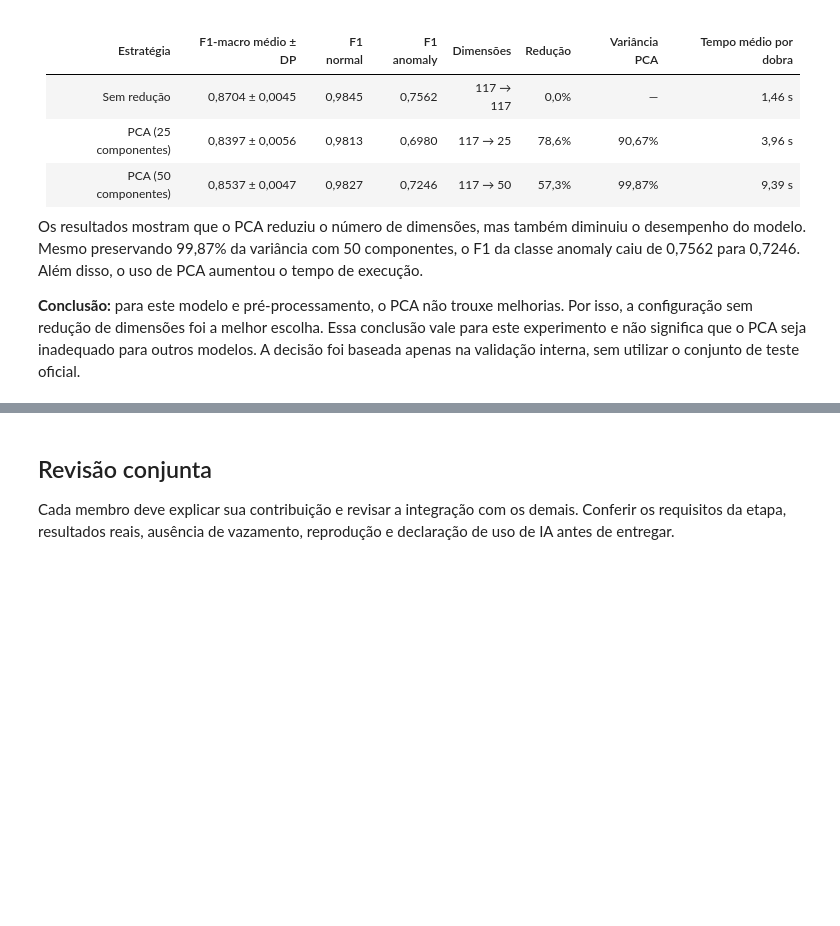
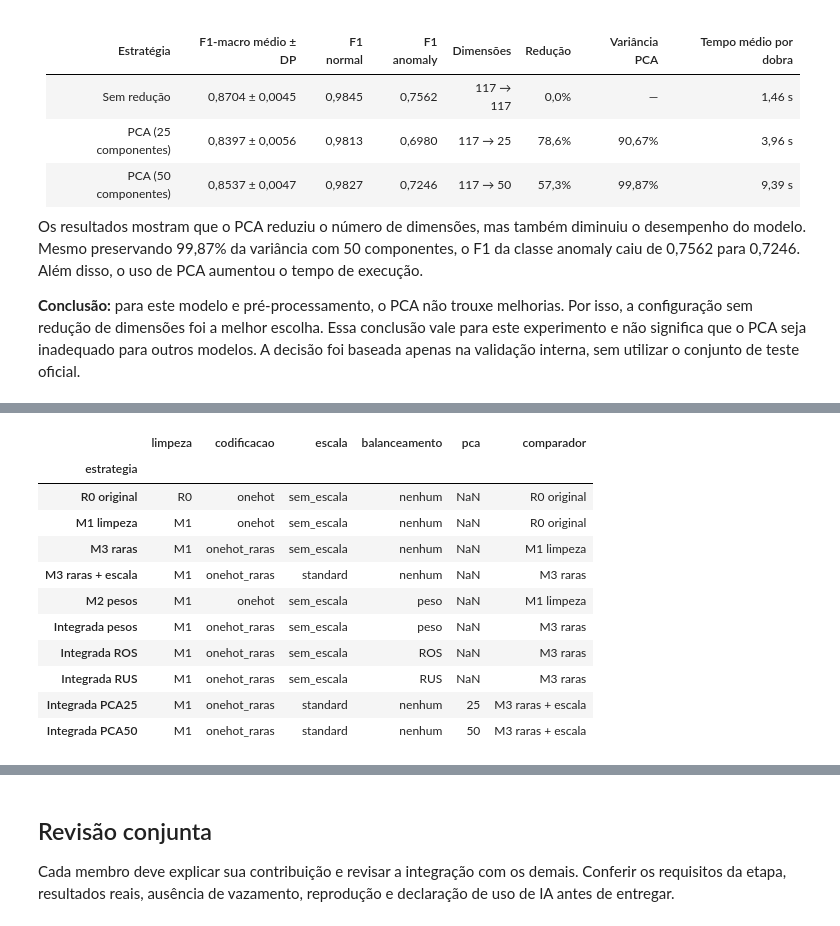
Before and after one commit to matheusmra/tp-ia, a Jupyter notebook: notebooks/02_pre_processamento.ipynb, the cells around one changed output, grey strips where cells are left out. Saved outputs shown, nothing was run; the diff lists cells and outputs as text; code cells hidden in the pictures; blank space fills up the shorter version.

```diff
--- a/notebooks/02_pre_processamento.ipynb
+++ b/notebooks/02_pre_processamento.ipynb
@@ -1596,0 +1606,74 @@ Os resultados mostram que o PCA reduziu o número de dimensões, mas também dim
+# %%
+# Paulo Gabriel de Oliveira Leite — grade fixa e fábrica reutilizável.
+from sklearn.decomposition import PCA
+from copy import deepcopy
+
+BASE_M5 = dict(limpeza="M1", codificacao="onehot", escala="sem_escala",
+               balanceamento="nenhum", pca=None)
+ESTRATEGIAS_M5 = {
+    "R0 original": {**BASE_M5, "limpeza": "R0", "comparador": "R0 original"},
+    "M1 limpeza": {**BASE_M5, "comparador": "R0 original"},
+    "M3 raras": {**BASE_M5, "codificacao": "onehot_raras", "comparador": "M1 limpeza"},
+    "M3 raras + escala": {**BASE_M5, "codificacao": "onehot_raras", "escala": "standard",
+                           "comparador": "M3 raras"},
+    "M2 pesos": {**BASE_M5, "balanceamento": "peso", "comparador": "M1 limpeza"},
+    "Integrada pesos": {**BASE_M5, "codificacao": "onehot_raras", "balanceamento": "peso",
+                        "comparador": "M3 raras"},
+    "Integrada ROS": {**BASE_M5, "codificacao": "onehot_raras", "balanceamento": "ROS",
+                      "comparador": "M3 raras"},
+    "Integrada RUS": {**BASE_M5, "codificacao": "onehot_raras", "balanceamento": "RUS",
+                      "comparador": "M3 raras"},
+    "Integrada PCA25": {**BASE_M5, "codificacao": "onehot_raras", "escala": "standard",
+                        "pca": 25, "comparador": "M3 raras + escala"},
+    "Integrada PCA50": {**BASE_M5, "codificacao": "onehot_raras", "escala": "standard",
+                        "pca": 50, "comparador": "M3 raras + escala"},
+}
+PESOS_PROPOSTOS_M5 = {"Árvore": 2.0, "XGBoost": "raiz"}
+RAZAO_REAMOSTRAGEM_M5 = 0.10
+
+
+def montar_pipeline_m5(config, nome_modelo, y_fit):
+    """Recebe apenas y do treino filtrado. Retorna pipeline novo e peso efetivo.
+
+    Antes do fit, o chamador deve aplicar filtrar_linhas_treino com a limpeza
+    especificada. Durante predict, nenhum registro é filtrado ou reamostrado.
+    """
+    limpeza = dict(REFERENCIA if config["limpeza"] == "R0" else CONFIG_M1)
+    modelo = clone(MODELOS_M2[nome_modelo])
+    contagens = contagens_m2(y_fit)
+    if min(contagens.values()) == 0:
+        raise ValueError("O treino precisa conter ambas as classes.")
+    peso = 1.0
+    metodo = config["balanceamento"]
+    if metodo == "peso":
+        valor = PESOS_PROPOSTOS_M5[nome_modelo]
+        peso = float(np.sqrt(contagens[0] / contagens[1]) if valor == "raiz" else valor)
+        if nome_modelo == "Árvore":
+            modelo.set_params(class_weight={0: 1.0, 1: peso})
+        else:
+            modelo.set_params(scale_pos_weight=peso)
+    amostrador = None
+    if metodo in {"ROS", "RUS"}:
+        if contagens[1] / contagens[0] > RAZAO_REAMOSTRAGEM_M5:
+            raise ValueError("Razão 0,10 incompatível com este treino; revisar configuração.")
+        classe = RandomOverSampler if metodo == "ROS" else RandomUnderSampler
+        amostrador = classe(sampling_strategy=RAZAO_REAMOSTRAGEM_M5, random_state=SEMENTE)
+    elif metodo not in {"nenhum", "peso"}:
+        raise ValueError(metodo)
+    prep = montar_preprocessamento_m3(limpeza, config["codificacao"], config["escala"])
+    # imblearn não aceita um Pipeline como etapa intermediária direta.
+    # Incorporamos as etapas da fábrica M3, preservando a ordem e seus ajustes.
+    etapas = list(prep.steps) + [("reamostrar", AmostradorAuditadoM2(amostrador))]
+    if config["pca"] is not None:
+        etapas.append(("pca", PCA(n_components=config["pca"], svd_solver="randomized",
+                                   random_state=SEMENTE)))
+    etapas.append(("modelo", modelo))
+    return PipelineBalanceado(etapas), peso
+
+
+assert not set(SINAIS_OPERACIONAIS + [COL_ID, COL_ROTULO]).intersection(X_treino.columns)
+display(pd.DataFrame(ESTRATEGIAS_M5).T.rename_axis("estrategia"))
+print("Ambiente:", {"Python": platform.python_version(), "numpy": np.__version__,
+                   "pandas": pd.__version__, "sklearn": sklearn.__version__,
+                   "imblearn": imblearn.__version__, "xgboost": xgboost.__version__})
+# %% [output]
@@ -1596,0 +1681,12 @@ Os resultados mostram que o PCA reduziu o número de dimensões, mas também dim
+|  | limpeza | codificacao | escala | balanceamento | pca | comparador |
+| estrategia |  |  |  |  |  |  |
+| R0 original | R0 | onehot | sem_escala | nenhum | NaN | R0 original |
+| M1 limpeza | M1 | onehot | sem_escala | nenhum | NaN | R0 original |
+| M3 raras | M1 | onehot_raras | sem_escala | nenhum | NaN | M1 limpeza |
+| M3 raras + escala | M1 | onehot_raras | standard | nenhum | NaN | M3 raras |
+| M2 pesos | M1 | onehot | sem_escala | peso | NaN | M1 limpeza |
+| Integrada pesos | M1 | onehot_raras | sem_escala | peso | NaN | M3 raras |
+| Integrada ROS | M1 | onehot_raras | sem_escala | ROS | NaN | M3 raras |
+| Integrada RUS | M1 | onehot_raras | sem_escala | RUS | NaN | M3 raras |
+| Integrada PCA25 | M1 | onehot_raras | standard | nenhum | 25 | M3 raras + escala |
+| Integrada PCA50 | M1 | onehot_raras | standard | nenhum | 50 | M3 raras + escala |
```
Also changed, not shown: parts of 31 cells of this notebook, 1 other file.
